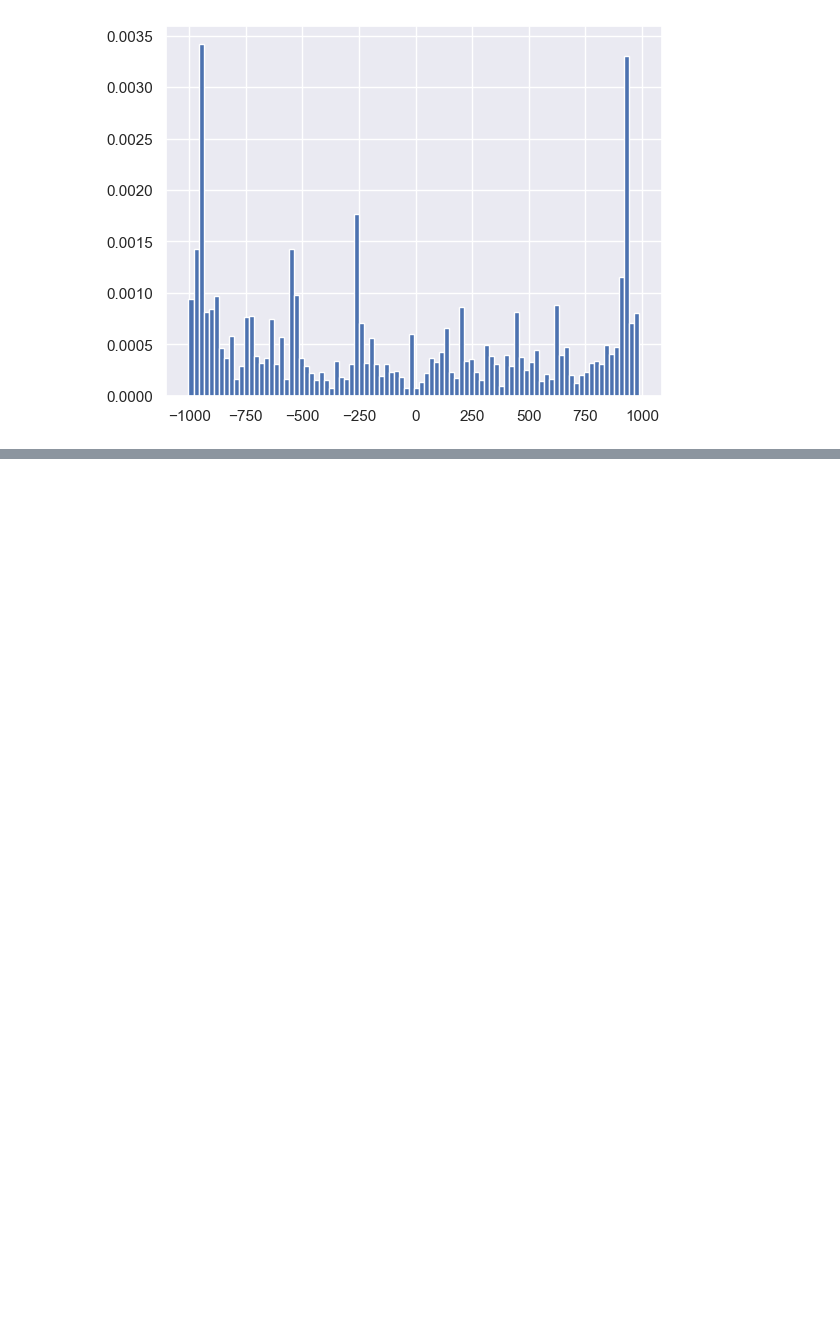
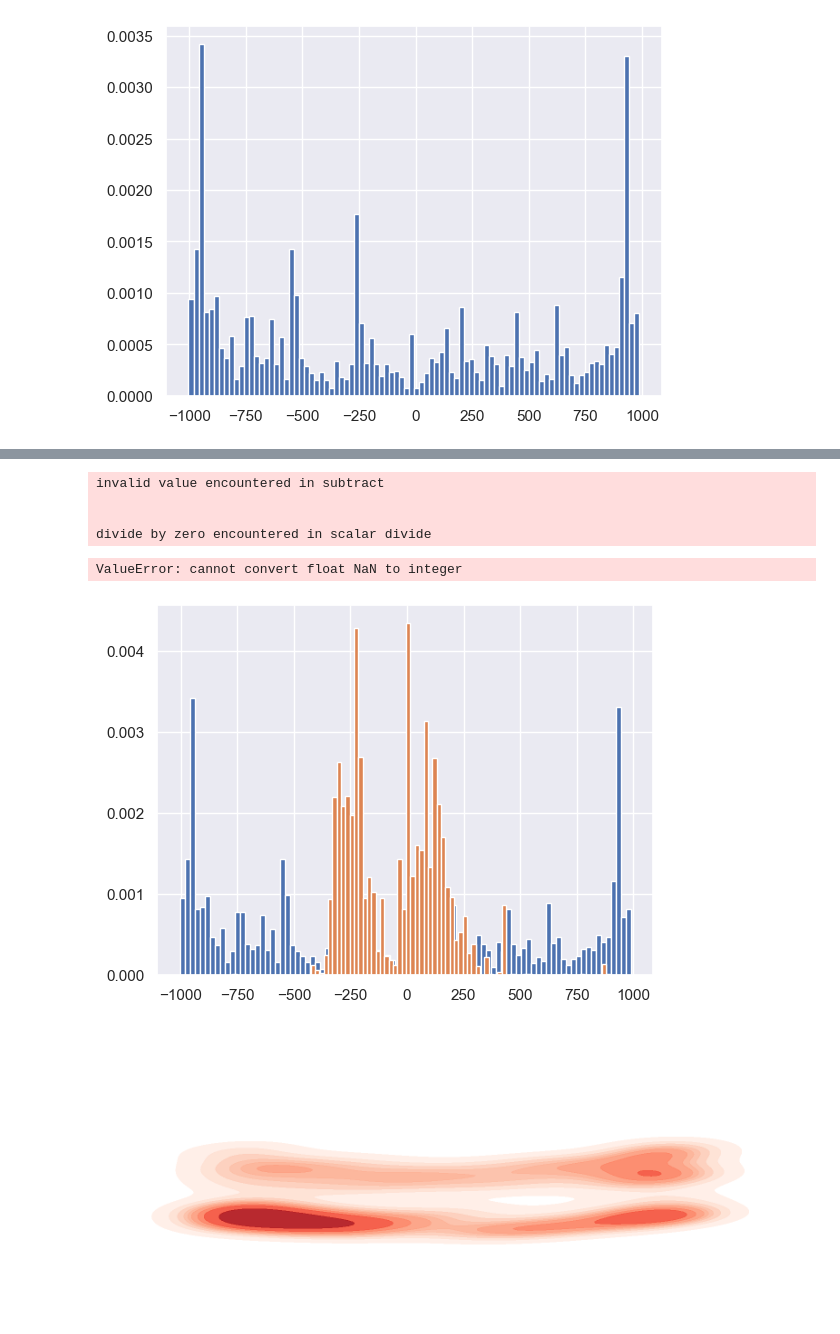
Before and after one commit to MEmshousen02/HeliosProjectDS, a Jupyter notebook: Main.ipynb, the cells around one changed output, grey strips where cells are left out. Saved outputs shown, nothing was run; the diff lists cells and outputs as text; code cells hidden in the pictures; blank space fills up the shorter version.

```diff
--- a/Main.ipynb
+++ b/Main.ipynb
@@ -150,0 +240,50 @@ hist = plt.hist(x, bins=90, weights=y, density=True)
+# %%
+histMethod1x = plt.hist(xFirstchart, bins=90, weights=yFirstchart, density=True)
+histMethod1y = plt.hist(xsecondChart, bins=90, weights=ysecondCHart, density=True)
+
+import numpy as np
+import matplotlib.pyplot as plt
+import seaborn as sns
+import geopandas as gpd
+import contextily as ctx
+
+# Assuming xFirstchart, yFirstchart, xsecondChart, ysecondCHart are your data arrays
+
+# Calculate histograms
+hist_x, bin_edges_x = np.histogram(xFirstchart, bins=90, weights=yFirstchart, density=True)
+hist_y, bin_edges_y = np.histogram(xsecondChart, bins=90, weights=ysecondCHart, density=True)
+
+# Calculate bin centers
+bin_centers_x = (bin_edges_x[:-1] + bin_edges_x[1:]) / 2
+bin_centers_y = (bin_edges_y[:-1] + bin_edges_y[1:]) / 2
+
+# Create a 2D KDE plot
+f, ax = plt.subplots(ncols=1, figsize=(20, 8))
+kde = sns.kdeplot(
+    ax=ax,
+    x=xFirstchart,
+    y=xsecondChart,
+    fill=True,
+    cmap='Reds',
+    alpha=0.9
+)
+
+# Overlay scatterplots on top of the KDE plot
+# plt.scatter(bin_centers_x, bin_centers_y, c='black', marker='x', s=50, label='Scatterplot')
+
+# Add contextily basemap
+ax.set_axis_off()
+ctx.add_basemap(ax=ax, crs="EPSG:4326", source=ctx.providers.CartoDB.Positron)
+
+# Show the plot
+plt.legend()
+plt.tight_layout()
+plt.show()
+# %% [output]
+invalid value encountered in subtract
+
+
+divide by zero encountered in scalar divide
+ValueError: cannot convert float NaN to integer
+[figure, added]
+[figure, added]
```
Also changed, not shown: parts of 21 cells of this notebook.
